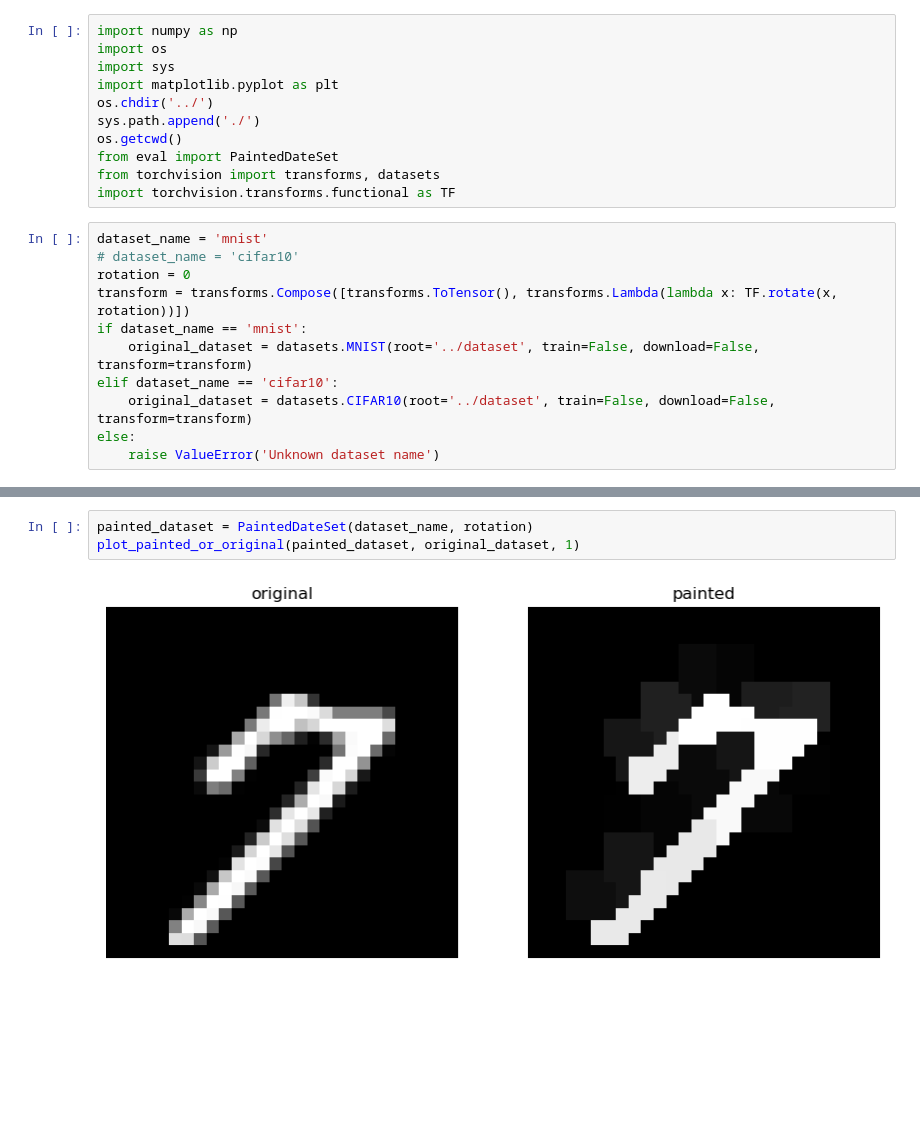
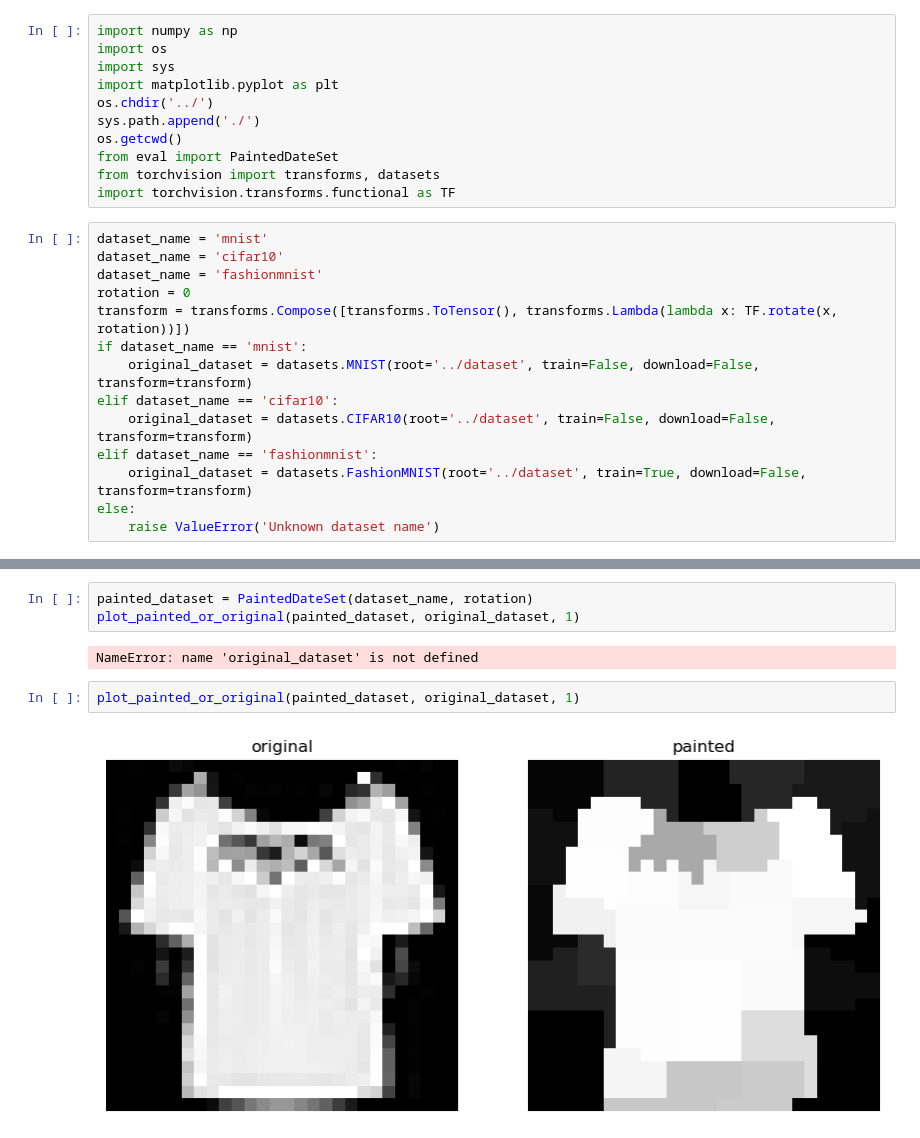
Before and after one commit to chunbaobao/GeNet, a Jupyter notebook: visualization/painted_visualization.ipynb, the cells around one changed output, grey strips where cells are left out. Saved outputs shown, nothing was run; the diff lists cells and outputs as text; blank space fills up the shorter version.

```diff
--- a/visualization/painted_visualization.ipynb
+++ b/visualization/painted_visualization.ipynb
@@ -11,13 +11,16 @@ from torchvision import transforms, datasets
 import torchvision.transforms.functional as TF
 # %%
 dataset_name = 'mnist'
-# dataset_name = 'cifar10'
+dataset_name = 'cifar10'
+dataset_name = 'fashionmnist'
 rotation = 0
 transform = transforms.Compose([transforms.ToTensor(), transforms.Lambda(lambda x: TF.rotate(x, rotation))])
 if dataset_name == 'mnist':
     original_dataset = datasets.MNIST(root='../dataset', train=False, download=False, transform=transform)
 elif dataset_name == 'cifar10':
     original_dataset = datasets.CIFAR10(root='../dataset', train=False, download=False, transform=transform)
+elif dataset_name == 'fashionmnist':
+    original_dataset = datasets.FashionMNIST(root='../dataset', train=True, download=False, transform=transform)
 else:
     raise ValueError('Unknown dataset name')
 # %%
@@ -42,4 +45,8 @@ def plot_painted_or_original(painted_dataset, original_dataset, num_samples_plot
 painted_dataset = PaintedDateSet(dataset_name, rotation)
 plot_painted_or_original(painted_dataset, original_dataset, 1)
 # %% [output]
-[figure, removed]
+NameError: name 'original_dataset' is not defined
+# %%
+plot_painted_or_original(painted_dataset, original_dataset, 1)
+# %% [output]
+[figure, added]
```
Also changed, not shown: parts of 1 cell of this notebook, 3 other files.
